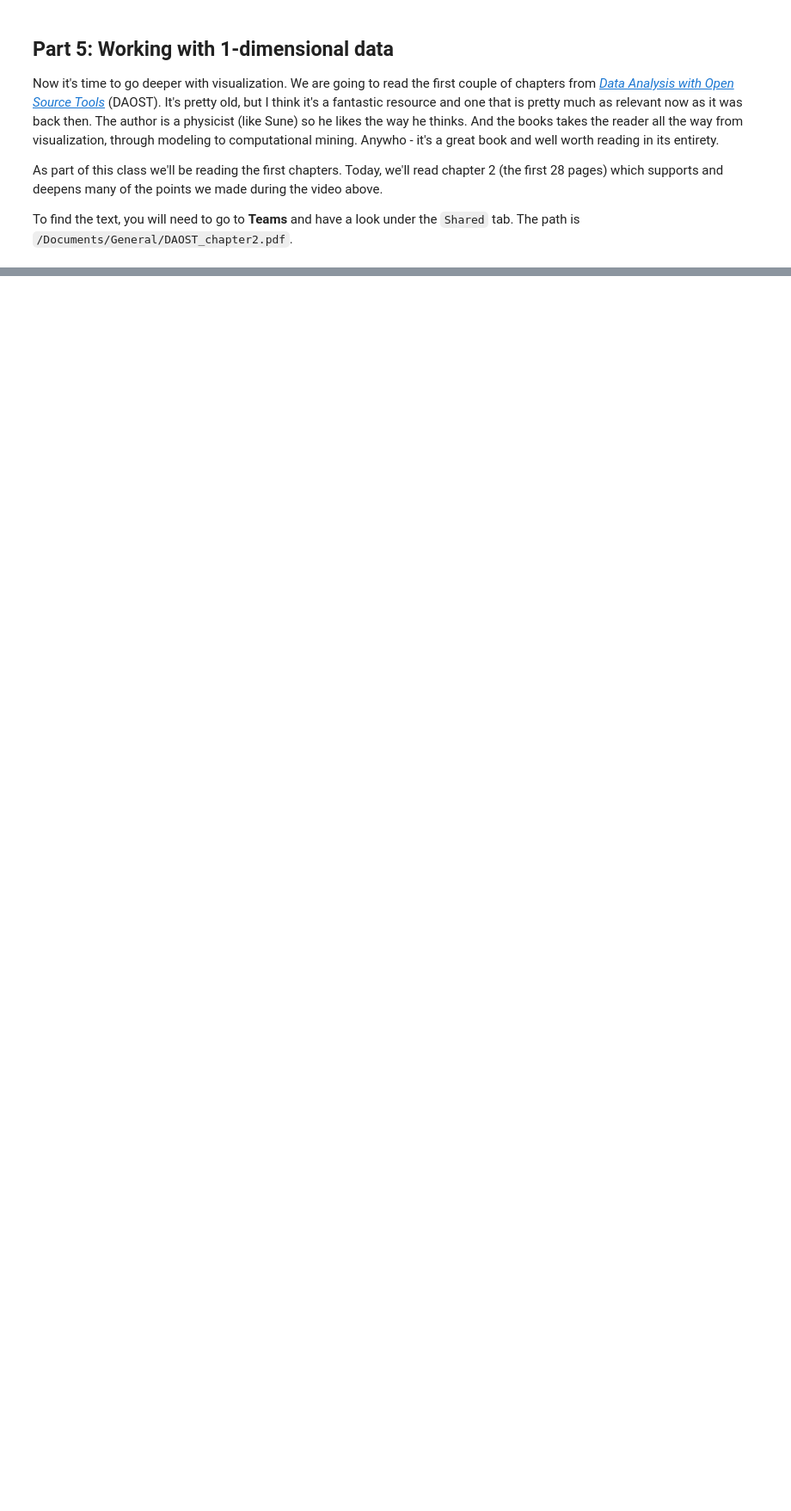
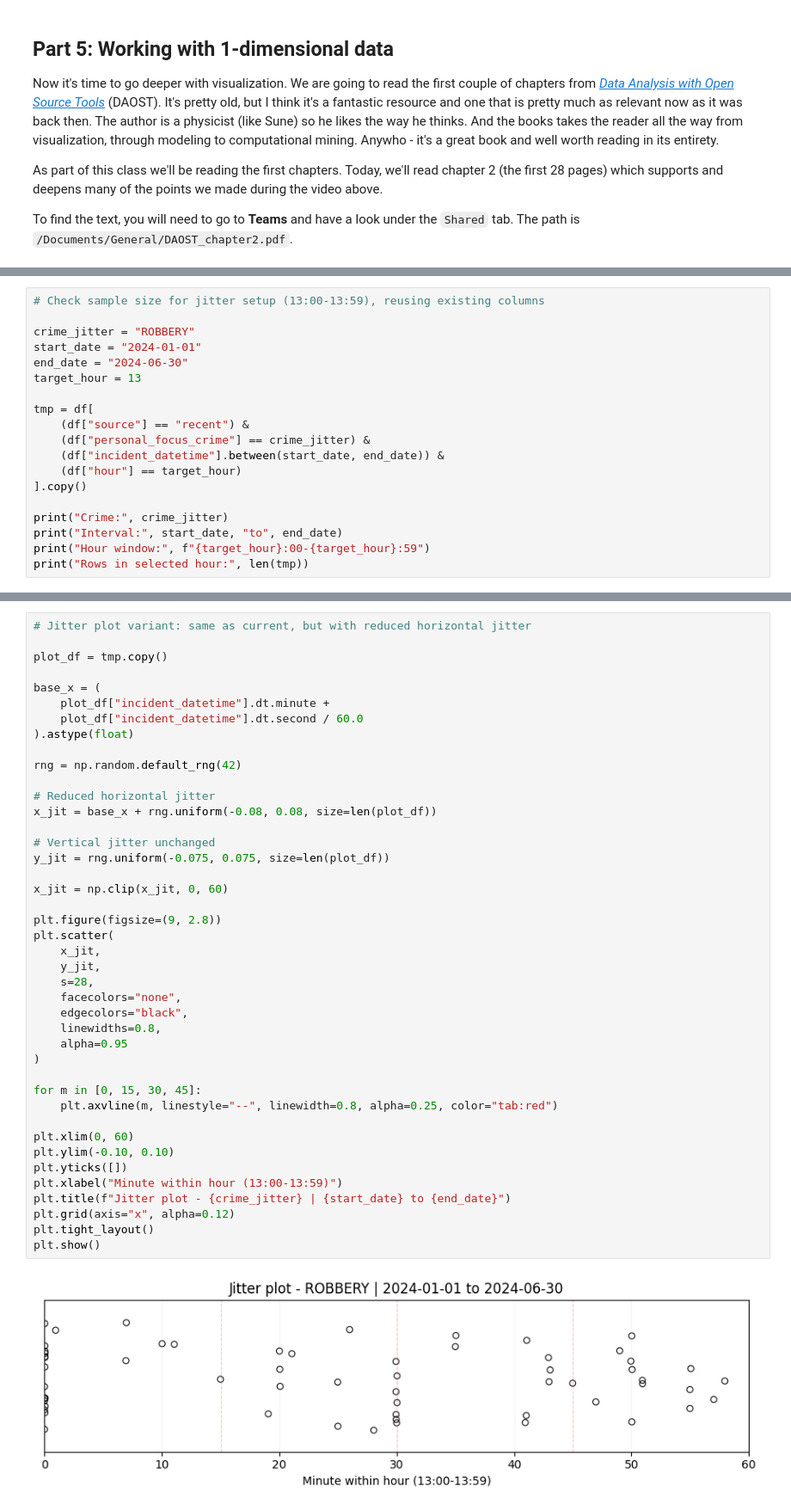
Before and after one commit to suneman/socialdata2026, a Jupyter notebook: lectures/Week3.ipynb, the cells around one changed output, grey strips where cells are left out. Shown at 86% size. Cells and saved outputs as stored; diff of their text form; blank space fills up the shorter version.

```diff
--- a/lectures/Week3.ipynb
+++ b/lectures/Week3.ipynb
@@ -849,0 +1153,19 @@ Let's take a break. Get some coffee or water. Stretch your legs. Talk to your fr
+# %%
+# Check sample size for jitter setup (13:00-13:59), reusing existing columns
+
+crime_jitter = "ROBBERY"
+start_date = "2024-01-01"
+end_date = "2024-06-30"
+target_hour = 13
+
+tmp = df[
+    (df["source"] == "recent") &
+    (df["personal_focus_crime"] == crime_jitter) &
+    (df["incident_datetime"].between(start_date, end_date)) &
+    (df["hour"] == target_hour)
+].copy()
+
+print("Crime:", crime_jitter)
+print("Interval:", start_date, "to", end_date)
+print("Hour window:", f"{target_hour}:00-{target_hour}:59")
+print("Rows in selected hour:", len(tmp))
@@ -849,0 +1177,44 @@ Let's take a break. Get some coffee or water. Stretch your legs. Talk to your fr
+# %%
+# Jitter plot variant: same as current, but with reduced horizontal jitter
+
+plot_df = tmp.copy()
+
+base_x = (
+    plot_df["incident_datetime"].dt.minute +
+    plot_df["incident_datetime"].dt.second / 60.0
+).astype(float)
+
+rng = np.random.default_rng(42)
+
+# Reduced horizontal jitter
+x_jit = base_x + rng.uniform(-0.08, 0.08, size=len(plot_df))
+
+# Vertical jitter unchanged
+y_jit = rng.uniform(-0.075, 0.075, size=len(plot_df))
+
+x_jit = np.clip(x_jit, 0, 60)
+
+plt.figure(figsize=(9, 2.8))
+plt.scatter(
+    x_jit,
+    y_jit,
+    s=28,
+    facecolors="none",
+    edgecolors="black",
+    linewidths=0.8,
+    alpha=0.95
+)
+
+for m in [0, 15, 30, 45]:
+    plt.axvline(m, linestyle="--", linewidth=0.8, alpha=0.25, color="tab:red")
+
+plt.xlim(0, 60)
+plt.ylim(-0.10, 0.10)
+plt.yticks([])
+plt.xlabel("Minute within hour (13:00-13:59)")
+plt.title(f"Jitter plot - {crime_jitter} | {start_date} to {end_date}")
+plt.grid(axis="x", alpha=0.12)
+plt.tight_layout()
+plt.show()
+# %% [output]
+[figure, added]
```
Also changed, not shown: parts of 31 cells of this notebook.
